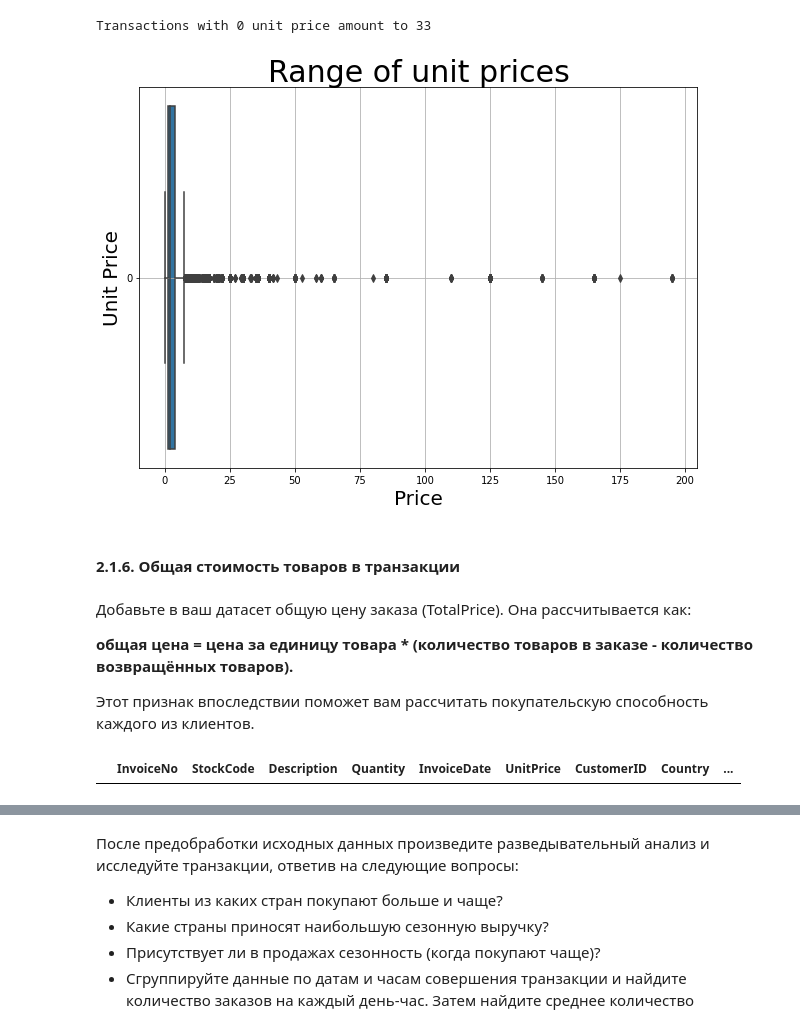
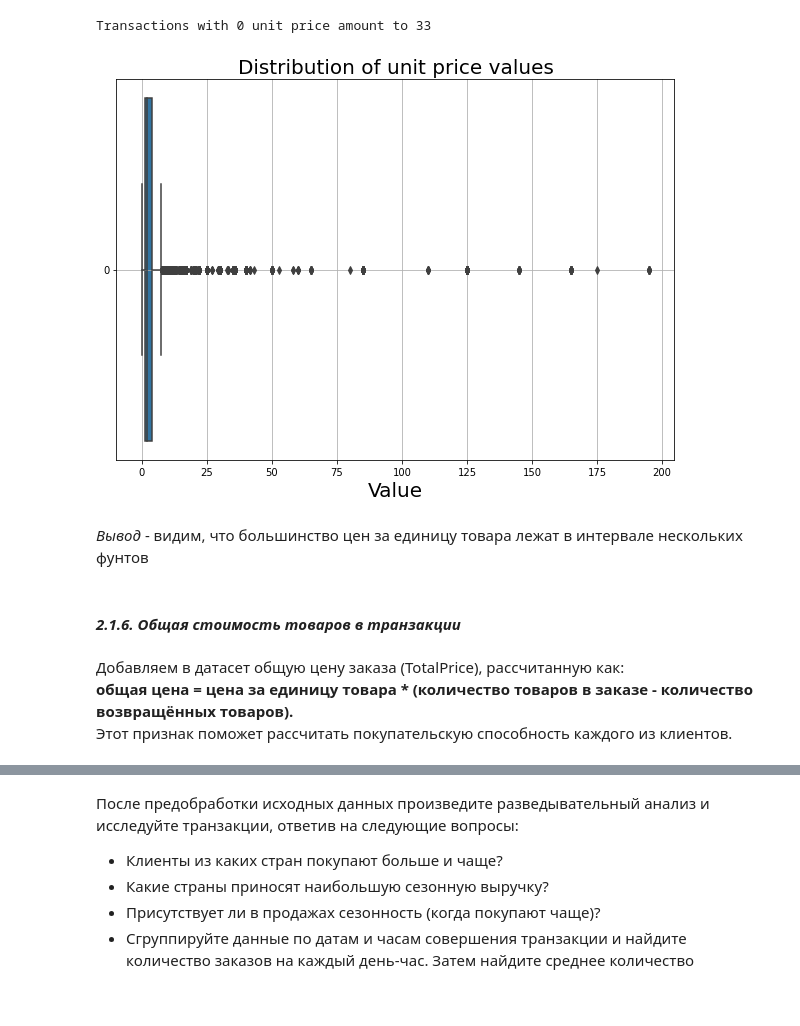
Before and after one commit to mureich81/OnLineShop, a Jupyter notebook: PROJECT_6_ClientSegmentation_OnLineShop.ipynb, the cells around one changed output, grey strips where cells are left out. Cells and saved outputs as stored; diff of their text form; code cells hidden in the pictures; blank space fills up the shorter version.

```diff
--- a/PROJECT_6_ClientSegmentation_OnLineShop.ipynb
+++ b/PROJECT_6_ClientSegmentation_OnLineShop.ipynb
@@ -448,30 +468,27 @@ Transactions with 0 unit price amount to 33
 # %%
 # see the disribution of unit prices
 fig = plt.figure(figsize=(10,7))
 boxplot = sns.boxplot(
     data_clean1[data_clean1['UnitPrice'] < 200]['UnitPrice'],
     orient='h',
     width=0.9)
-boxplot.set_title('Range of unit prices', fontsize=30);
-boxplot.set_xlabel('Price', fontsize=20);
-boxplot.set_ylabel('Unit Price', fontsize=20);
+boxplot.set_title('Distribution of unit price values', fontsize=20);
+boxplot.set_xlabel('Value', fontsize=20);
 boxplot.grid()
 # %% [output]
-[figure, old version]
+[figure, new version]
+# %% [markdown]
+*Вывод* - видим, что большинство цен за единицу товара лежат в интервале нескольких фунтов
 # %%
 # removing zero price indices:
 data_clean2 = data_clean1.drop(zero_price_indices, axis=0)
 # %% [markdown]
-#### 2.1.6. Общая стоимость товаров в транзакции
+#### *2.1.6. Общая стоимость товаров в транзакции*
 # %% [markdown]
-Добавьте в ваш датасет общую цену заказа (TotalPrice). Она рассчитывается как:
-
- **общая цена = цена за единицу товара * (количество товаров в заказе - количество возвращённых товаров).**
-
-Этот признак впоследствии поможет вам рассчитать покупательскую способность каждого из клиентов.
+Добавляем в датасет общую цену заказа (TotalPrice), рассчитанную как:\
+ **общая цена = цена за единицу товара * (количество товаров в заказе - количество возвращённых товаров).**\
+Этот признак поможет рассчитать покупательскую способность каждого из клиентов.
 # %%
 data_clean2['TotalPrice'] = data_clean2['UnitPrice']*(data_clean2['Quantity']-data_clean2['QuantityCanceled'])
-data_clean2[data_clean2['QuantityCanceled'] == np.nan]
+# data_clean2[data_clean2['QuantityCanceled'] == np.nan]
-# %% [output]
-|  | InvoiceNo | StockCode | Description | Quantity | InvoiceDate | UnitPrice | CustomerID | Country | ... |
 # %%
```
Also changed, not shown: parts of 107 cells of this notebook, 3 other files.
